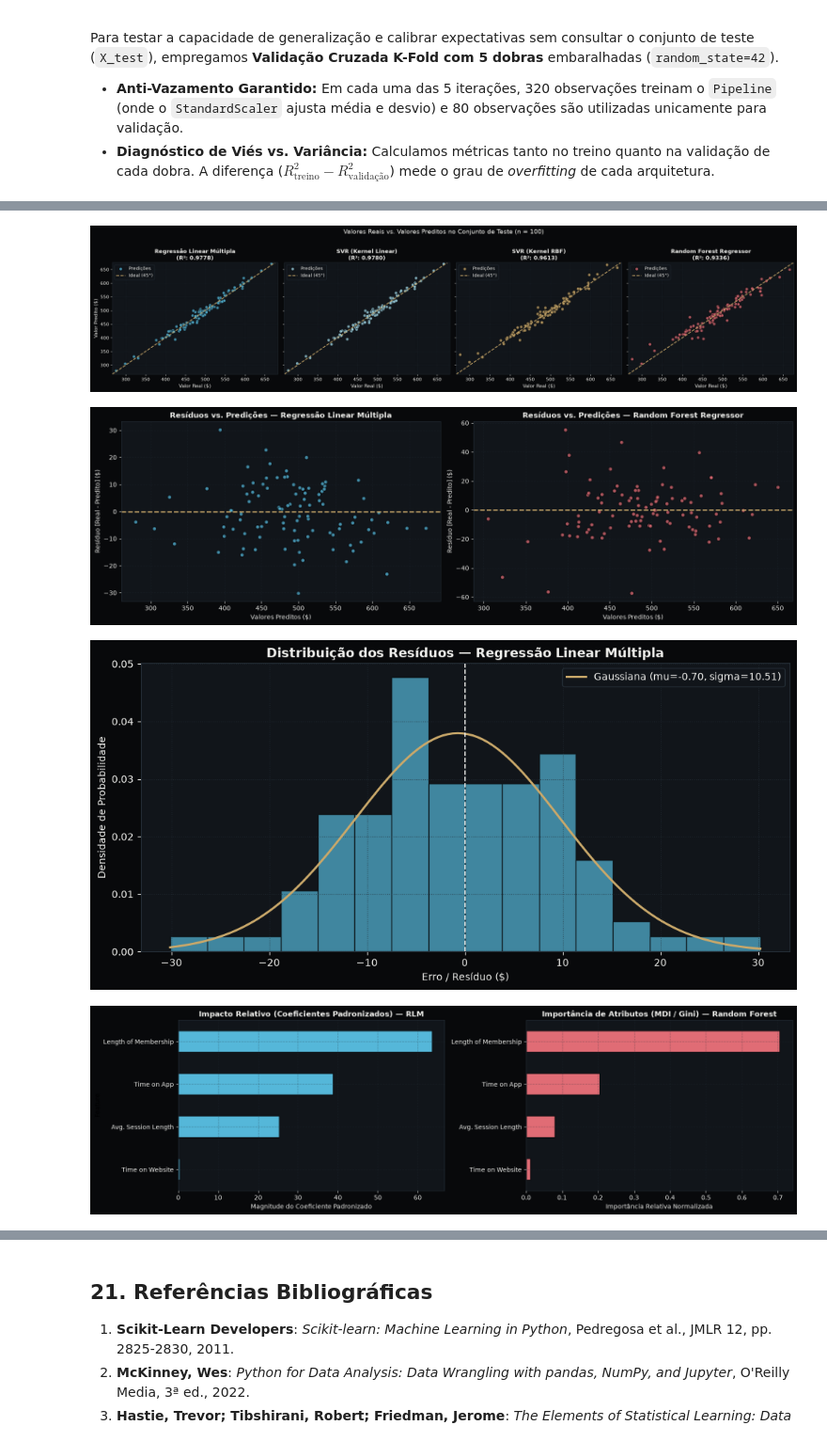
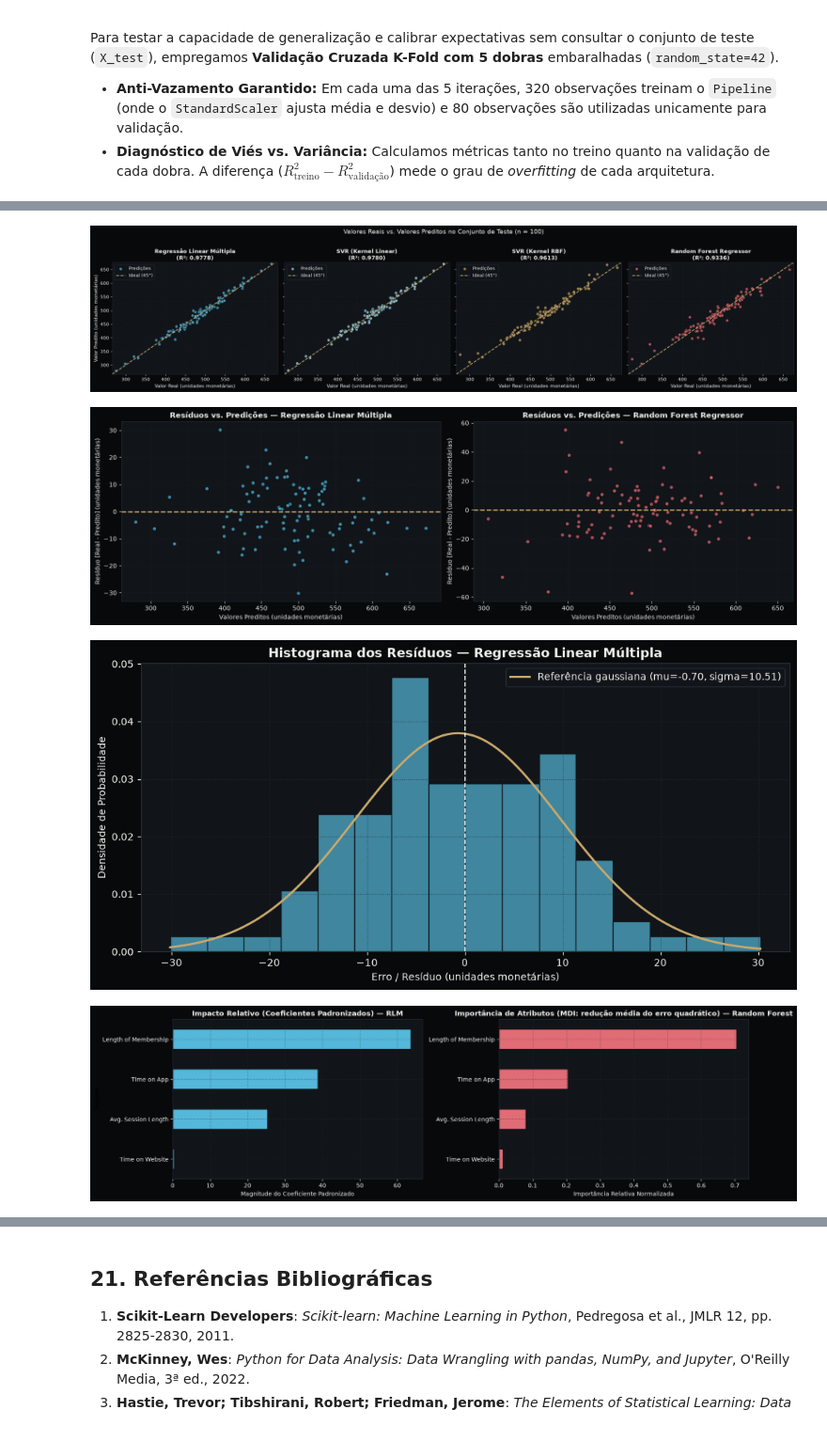
Before and after one commit to GabrielNito/desafio-do-oraculo-preditivo, a Jupyter notebook: notebooks/ecommerce_customers.ipynb, the cells around one changed output, grey strips where cells are left out. Shown at 94% size. Saved outputs shown, nothing was run; the diff lists cells and outputs as text; code cells hidden in the pictures.

```diff
--- a/notebooks/ecommerce_customers.ipynb
+++ b/notebooks/ecommerce_customers.ipynb
@@ -958,9 +1070,9 @@ for nome, pipe in modelos_pipelines.items():
         'Tempo Treino': f"{tempo_tr_ms:.2f} ms",
         'Tempo Teste': f"{tempo_pred_ms:.2f} ms",
         'R²': round(r2, 4),
-        'MAE ($)': round(mae, 2),
+        'MAE (unidades monetárias)': round(mae, 2),
         'MAPE (%)': f"{mape:.2f}%",
-        'RMSE ($)': round(rmse, 2)
+        'RMSE (unidades monetárias)': round(rmse, 2)
     })
 
 tabela_final = pd.DataFrame(resultados_teste)
@@ -1007,7 +1120,7 @@ for ax, nome, cor in zip(axes, modelos_plot, cores_plot):
     ax.plot([lim_inf, lim_sup], [lim_inf, lim_sup], color='#C9A86A', linestyle='--', lw=1.8, label='Ideal (45°)')
 
     ax.set_title(f"{nome}\n(R²: {r2_val:.4f})", fontsize=12, fontweight='bold', color='#F1F1EE')
-    ax.set_xlabel('Valor Real ($)', fontsize=11, color='#F1F1EE')
+    ax.set_xlabel('Valor Real (unidades monetárias)', fontsize=11, color='#F1F1EE')
     ax.set_xlim(lim_inf, lim_sup)
     ax.set_ylim(lim_inf, lim_sup)
     ax.tick_params(colors='#F1F1EE')
@@ -1016,13 +1129,13 @@ for ax, nome, cor in zip(axes, modelos_plot, cores_plot):
     for spine in ax.spines.values():
         spine.set_color('#27313A')
 
-axes[0].set_ylabel('Valor Predito ($)', fontsize=11, color='#F1F1EE')
+axes[0].set_ylabel('Valor Predito (unidades monetárias)', fontsize=11, color='#F1F1EE')
 plt.suptitle('Valores Reais vs. Valores Preditos no Conjunto de Teste (n = 100)', fontsize=14, color='#F1F1EE', y=1.02)
 fig.tight_layout()
 fig.savefig(diretorio_figuras / 'model-real-vs-pred.png', dpi=180, facecolor=fig.get_facecolor())
 plt.show()
 # %% [output]
-[figure, old version]
+[figure, new version]
 # %%
 fig, axes = plt.subplots(1, 2, figsize=(16, 5))
 fig.patch.set_facecolor('#08090B')
@@ -1033,8 +1146,8 @@ axes[0].set_facecolor('#11151A')
 axes[0].scatter(predicoes_teste['Regressão Linear Múltipla'], residuos_rlm, color='#55B7D9', alpha=0.75, edgecolors='#08090B')
 axes[0].axhline(0, color='#C9A86A', linestyle='--', linewidth=2)
 axes[0].set_title('Resíduos vs. Predições — Regressão Linear Múltipla', fontsize=12, fontweight='bold', color='#F1F1EE')
-axes[0].set_xlabel('Valores Preditos ($)', color='#F1F1EE')
-axes[0].set_ylabel('Resíduo [Real - Predito] ($)', color='#F1F1EE')
+axes[0].set_xlabel('Valores Preditos (unidades monetárias)', color='#F1F1EE')
+axes[0].set_ylabel('Resíduo [Real - Predito] (unidades monetárias)', color='#F1F1EE')
 axes[0].tick_params(colors='#F1F1EE')
 axes[0].grid(True, color='#27313A', linestyle=':', alpha=0.7)
 for spine in axes[0].spines.values():
@@ -1046,8 +1159,8 @@ axes[1].set_facecolor('#11151A')
 axes[1].scatter(predicoes_teste['Random Forest Regressor'], residuos_rfr, color='#E06C75', alpha=0.75, edgecolors='#08090B')
 axes[1].axhline(0, color='#C9A86A', linestyle='--', linewidth=2)
 axes[1].set_title('Resíduos vs. Predições — Random Forest Regressor', fontsize=12, fontweight='bold', color='#F1F1EE')
-axes[1].set_xlabel('Valores Preditos ($)', color='#F1F1EE')
-axes[1].set_ylabel('Resíduo [Real - Predito] ($)', color='#F1F1EE')
+axes[1].set_xlabel('Valores Preditos (unidades monetárias)', color='#F1F1EE')
+axes[1].set_ylabel('Resíduo [Real - Predito] (unidades monetárias)', color='#F1F1EE')
 axes[1].tick_params(colors='#F1F1EE')
 axes[1].grid(True, color='#27313A', linestyle=':', alpha=0.7)
 for spine in axes[1].spines.values():
@@ -1057,7 +1170,7 @@ fig.tight_layout()
 fig.savefig(diretorio_figuras / 'model-residuals.png', dpi=180, facecolor=fig.get_facecolor())
 plt.show()
 # %% [output]
-[figure, old version]
+[figure, new version]
 # %%
 fig, ax = plt.subplots(figsize=(10, 5))
 fig.patch.set_facecolor('#08090B')
@@ -1065,15 +1178,15 @@ ax.set_facecolor('#11151A')
 
 ax.hist(residuos_rlm, bins=16, density=True, alpha=0.7, color='#55B7D9', edgecolor='#08090B')
 
-# Curva Gaussiana teórica sobreposta
+# Curva gaussiana de referência; não é um teste de normalidade
 media_res, desv_res = residuos_rlm.mean(), residuos_rlm.std()
 x_eixo = np.linspace(residuos_rlm.min(), residuos_rlm.max(), 120)
 curva_gauss = (1 / (desv_res * np.sqrt(2 * np.pi))) * np.exp(-0.5 * ((x_eixo - media_res) / desv_res) ** 2)
-ax.plot(x_eixo, curva_gauss, color='#C9A86A', lw=2.2, label=f'Gaussiana (mu={media_res:.2f}, sigma={desv_res:.2f})')
+ax.plot(x_eixo, curva_gauss, color='#C9A86A', lw=2.2, label=f'Referência gaussiana (mu={media_res:.2f}, sigma={desv_res:.2f})')
 
 ax.axvline(0, color='#F1F1EE', linestyle='--', lw=1.2)
-ax.set_title('Distribuição dos Resíduos — Regressão Linear Múltipla', fontsize=13, fontweight='bold', color='#F1F1EE')
-ax.set_xlabel('Erro / Resíduo ($)', color='#F1F1EE')
+ax.set_title('Histograma dos Resíduos — Regressão Linear Múltipla', fontsize=13, fontweight='bold', color='#F1F1EE')
+ax.set_xlabel('Erro / Resíduo (unidades monetárias)', color='#F1F1EE')
 ax.set_ylabel('Densidade de Probabilidade', color='#F1F1EE')
 ax.tick_params(colors='#F1F1EE')
 ax.legend(facecolor='#11151A', edgecolor='#27313A', labelcolor='#F1F1EE')
@@ -1085,39 +1198,39 @@ fig.tight_layout()
 fig.savefig(diretorio_figuras / 'model-residual-distribution.png', dpi=180, facecolor=fig.get_facecolor())
 plt.show()
 # %% [output]
-[figure, old version]
+[figure, new version]
 # %%
 fig, axes = plt.subplots(1, 2, figsize=(16, 4.8))
 fig.patch.set_facecolor('#08090B')
 
 # Painel Esquerdo: Coeficientes Padronizados da RLM
 axes[0].set_facecolor('#11151A')
 coefs_plot = tabela_coeficientes.set_index('Feature')['Coeficiente Padronizado'].sort_values()
 coefs_plot.plot(kind='barh', ax=axes[0], color='#55B7D9', edgecolor='#08090B')
 axes[0].set_title('Impacto Relativo (Coeficientes Padronizados) — RLM', fontsize=12, fontweight='bold', color='#F1F1EE')
 axes[0].set_xlabel('Magnitude do Coeficiente Padronizado', color='#F1F1EE')
 axes[0].tick_params(colors='#F1F1EE')
 axes[0].grid(True, color='#27313A', linestyle=':', alpha=0.7)
 for spine in axes[0].spines.values():
     spine.set_color('#27313A')
 
 # Painel Direito: Importância de Atributos do Random Forest (MDI)
 axes[1].set_facecolor('#11151A')
 rf_reg = modelos_pipelines['Random Forest Regressor'].named_steps['regressor']
 importancias_rf = pd.Series(rf_reg.feature_importances_, index=colunas_features).sort_values()
 importancias_rf.plot(kind='barh', ax=axes[1], color='#E06C75', edgecolor='#08090B')
-axes[1].set_title('Importância de Atributos (MDI / Gini) — Random Forest', fontsize=12, fontweight='bold', color='#F1F1EE')
+axes[1].set_title('Importância de Atributos (MDI: redução média do erro quadrático) — Random Forest', fontsize=12, fontweight='bold', color='#F1F1EE')
 axes[1].set_xlabel('Importância Relativa Normalizada', color='#F1F1EE')
 axes[1].tick_params(colors='#F1F1EE')
 axes[1].grid(True, color='#27313A', linestyle=':', alpha=0.7)
 for spine in axes[1].spines.values():
     spine.set_color('#27313A')
 
 fig.tight_layout()
 fig.savefig(diretorio_figuras / 'model-feature-importances.png', dpi=180, facecolor=fig.get_facecolor())
 plt.show()
 # %% [output]
-[figure, old version]
+[figure, new version]
 # %% [markdown]
 ## 20. Discussão Técnica e Respostas ao Roteiro de Arguição (Etapa 06)
 
```
Also changed, not shown: parts of 12 cells of this notebook, 1 other file.
